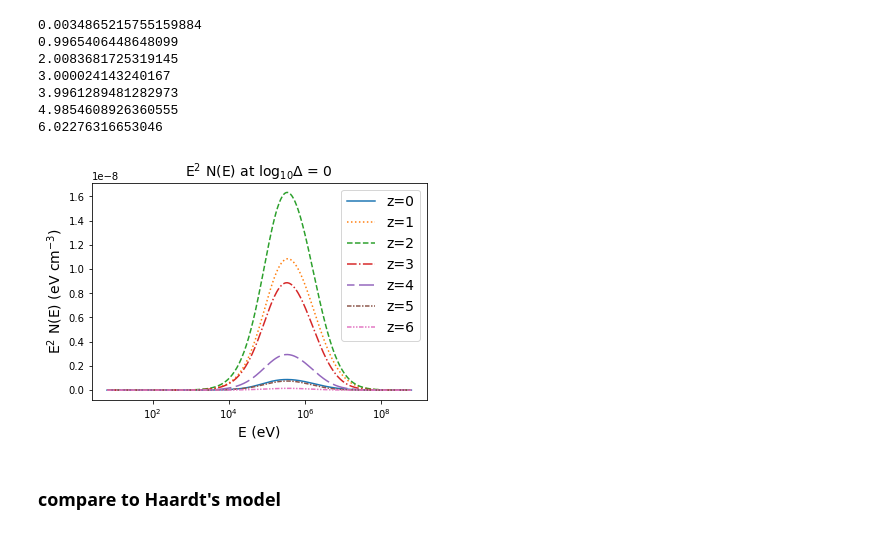
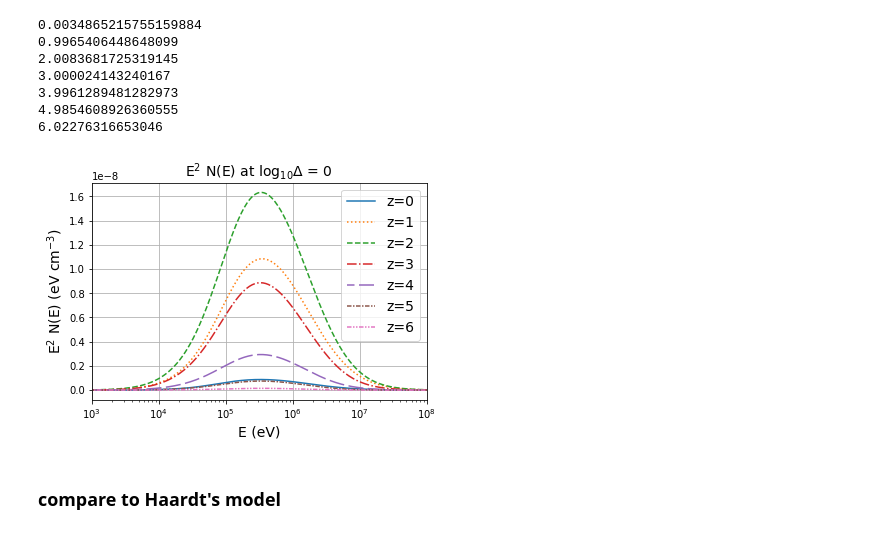
Before and after one commit to hirata10/IGMCRProject, a Jupyter notebook: IGMCR/result.ipynb, the cells around one changed output. Cells and saved outputs as stored; diff of their text form; code cells hidden in the pictures.

```diff
--- a/IGMCR/result.ipynb
+++ b/IGMCR/result.ipynb
@@ -74,20 +74,22 @@ for i in range(IGM.mstep):
 # %%
 plt.plot(IGM.E_mid/1.602e-12, E2N_z0, '-', label = 'z=0')
 plt.plot(IGM.E_mid/1.602e-12, E2N_z1, ':', label = 'z=1')
 plt.plot(IGM.E_mid/1.602e-12, E2N_z2, '--', label = 'z=2')
 plt.plot(IGM.E_mid/1.602e-12, E2N_z3, '-.', label = 'z=3')
 plt.plot(IGM.E_mid/1.602e-12, E2N_z4, linestyle=(5, (10, 3)), label = 'z=4')
 plt.plot(IGM.E_mid/1.602e-12, E2N_z5, linestyle=(0, (3, 1, 1, 1)), label = 'z=5')
 plt.plot(IGM.E_mid/1.602e-12, E2N_z6, linestyle=(0, (3, 1, 1, 1, 1, 1)), label = 'z=6')
 plt.xscale('log')
+plt.xlim([1e3,1e8])
 plt.legend(fontsize = 14, loc = 'upper right')
 plt.title('$\mathrm{E^2\ N(E)}$ at $\mathrm{log_{10}}\Delta$ = 0', fontsize = 14)
 plt.xlabel('E (eV)', fontsize = 14)
 plt.ylabel('$\mathrm{E^2\ N(E)\ (eV\ cm^{-3}})$', fontsize = 14)
-#plt.savefig('NE_diffz.pdf')
+plt.grid()
+plt.savefig('NE_diffz.pdf')
 plt.show()
 # %% [output]
-[figure, old version]
+[figure, new version]
 # %% [markdown]
 ### compare to Haardt's model
 # %%
```
Also changed, not shown: parts of 4 cells of this notebook, 2 other files.
